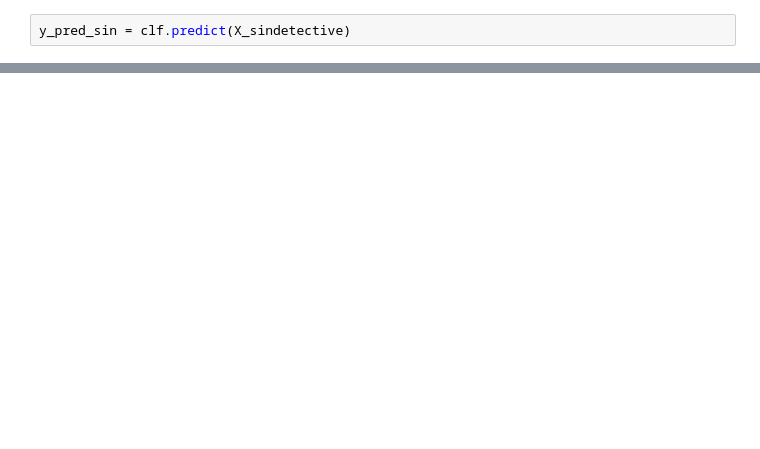
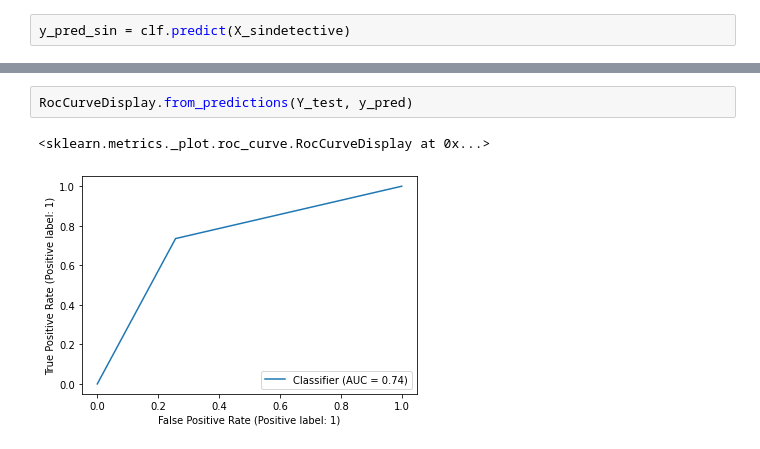
Before and after one commit to VictorCalzada/fraud_detection, a Jupyter notebook: xgbClassifier.ipynb, the cells around one changed output, grey strips where cells are left out. Saved outputs shown, nothing was run; the diff lists cells and outputs as text; blank space fills up the shorter version.

```diff
--- a/xgbClassifier.ipynb
+++ b/xgbClassifier.ipynb
@@ -304,0 +479,5 @@ pd.Series(y_pred_sin).value_counts()
+# %%
+RocCurveDisplay.from_predictions(Y_test, y_pred)
+# %% [output]
+<sklearn.metrics._plot.roc_curve.RocCurveDisplay at 0x...>
+[figure, added]
```
Also changed, not shown: parts of 75 cells of this notebook, 3 other files.
